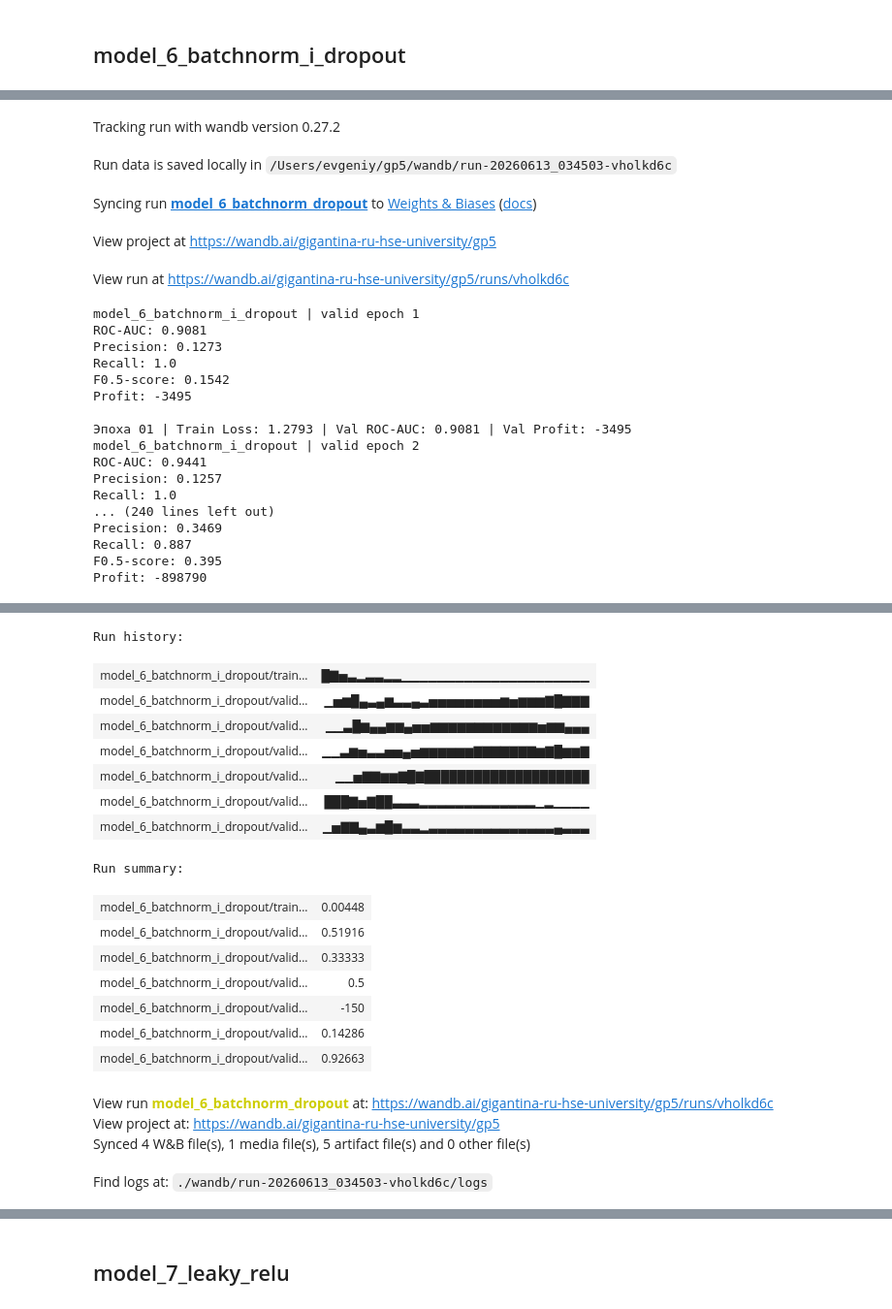
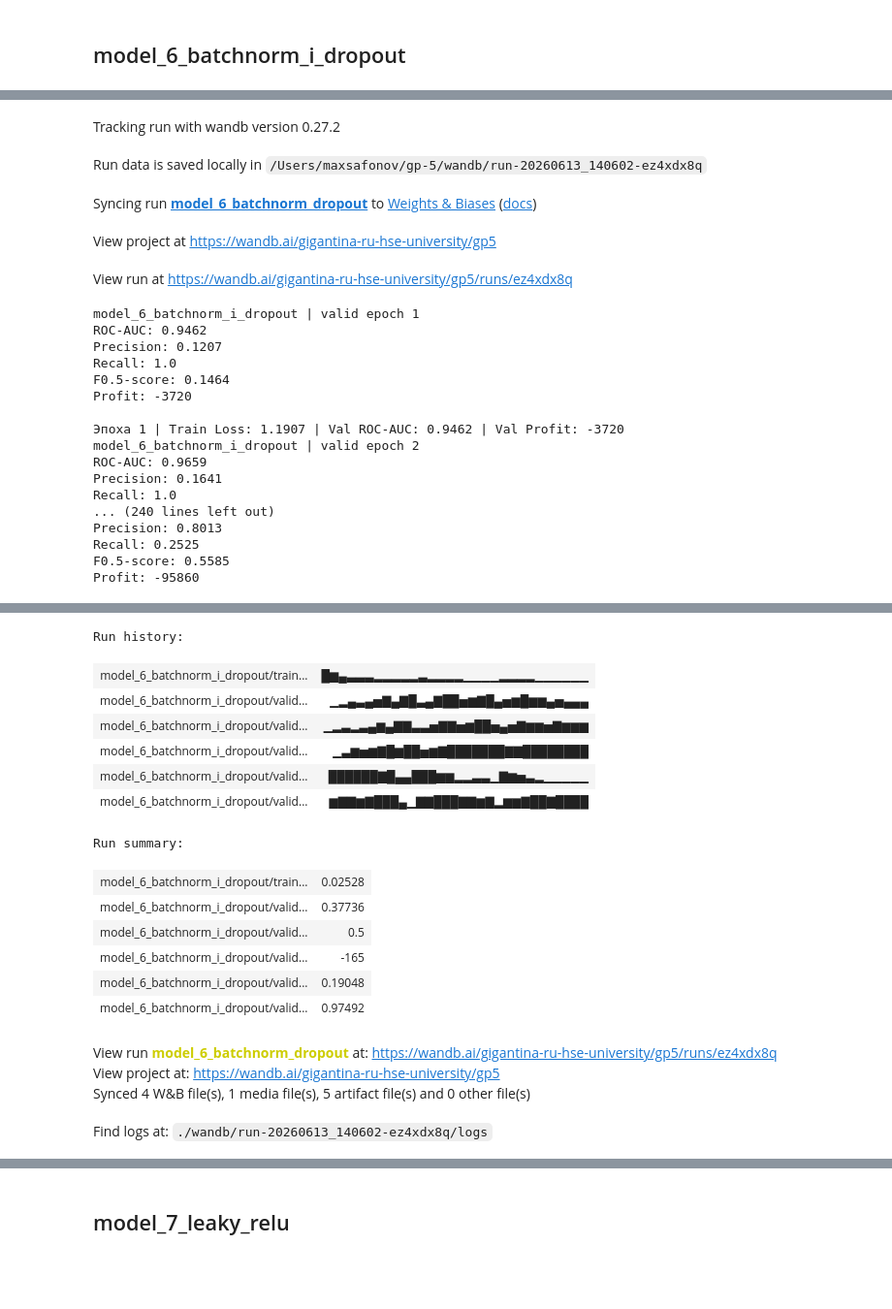
Before and after one commit to gigantina/gp-5, a Jupyter notebook: Part_2.ipynb, the cells around one changed output, grey strips where cells are left out. Shown at 97% size. Saved outputs shown, nothing was run; the diff lists cells and outputs as text; code cells hidden in the pictures; blank space fills up the shorter version.

```diff
--- a/Part_2.ipynb
+++ b/Part_2.ipynb
@@ -204,7 +201,6 @@ def evaluate_model(model, X, y, threshold=0.5, name="dataset"):
     y_pred = (y_prob > threshold).astype(int)
 
     roc_auc = roc_auc_score(y_true, y_prob)
-    avg_precision = average_precision_score(y_true, y_prob)
     precision = precision_score(y_true, y_pred)
     recall = recall_score(y_true, y_pred)
     f05 = fbeta_score(y_true, y_pred, beta=0.5)
@@ -224,14 +220,9 @@ def evaluate_model(model, X, y, threshold=0.5, name="dataset"):
         "dataset": name,
         "threshold": threshold,
         "roc_auc": roc_auc,
-        "average_precision": avg_precision,
         "precision": precision,
         "recall": recall,
         "f05": f05,
-        "profit": profit,
-        "tn": tn,
-        "fp": fp,
-        "fn": fn,
-        "tp": tp
+        "profit": profit
     }
 # %%
@@ -946,7 +962,7 @@ test_metrics = evaluate_model(model_5, X_test, y_test, threshold=0.5, name="Test
 # %%
 EPOCHS = 30
 LR = 0.01
-DROPOUT_COEF = 0.3
+DROPOUT_COEF = 0.1
 SEED = 42
 random.seed(SEED)
 np.random.seed(SEED)
@@ -1001,67 +1017,65 @@ config = {
 run = wandb.init(project=WANDB_PROJECT, entity=WANDB_ENTITY, name="model_6_batchnorm_dropout", config=config)
 log_file = new_log_file()
 
-model_6, history_6 = train_model(
+model_6 = train_model(
     model=model_6,
     train_loader=train_loader,
     X_valid=X_val,
     y_valid=y_val,
     loss_fn=loss_fn,
     optimizer=optimizer,
     epochs=EPOCHS,
     threshold=0.5,
     model_name="model_6_batchnorm_i_dropout"
 )
 
 
 save_results(model_6, "model_6", log_file, run)
 
 run.finish()
 # %% [output]
 [interactive output not drawn]
 Tracking run with wandb version 0.27.2
-Run data is saved locally in /Users/evgeniy/gp5/wandb/run-20260613_034503-vholkd6c
+Run data is saved locally in /Users/maxsafonov/gp-5/wandb/run-20260613_140602-ez4xdx8q
 Syncing run model_6_batchnorm_dropout to Weights & Biases (docs)
 View project at https://wandb.ai/gigantina-ru-hse-university/gp5
-View run at https://wandb.ai/gigantina-ru-hse-university/gp5/runs/vholkd6c
+View run at https://wandb.ai/gigantina-ru-hse-university/gp5/runs/ez4xdx8q
 model_6_batchnorm_i_dropout | valid epoch 1
-ROC-AUC: 0.9081
-Precision: 0.1273
+ROC-AUC: 0.9462
+Precision: 0.1207
 Recall: 1.0
-F0.5-score: 0.1542
-Profit: -3495
+F0.5-score: 0.1464
+Profit: -3720
 
-Эпоха 01 | Train Loss: 1.2793 | Val ROC-AUC: 0.9081 | Val Profit: -3495
+Эпоха 1 | Train Loss: 1.1907 | Val ROC-AUC: 0.9462 | Val Profit: -3720
 model_6_batchnorm_i_dropout | valid epoch 2
-ROC-AUC: 0.9441
-Precision: 0.1257
+ROC-AUC: 0.9659
+Precision: 0.1641
 Recall: 1.0
 ... (240 lines left out)
-Precision: 0.3469
-Recall: 0.887
-F0.5-score: 0.395
-Profit: -898790
+Precision: 0.8013
+Recall: 0.2525
+F0.5-score: 0.5585
+Profit: -95860
 [interactive output not drawn]
 Run history:
-| model_6_batchnorm_i_dropout/train... | █▇▅▃▂▃▃▂▂▁▁▁▁▁▁▁▁▁▁▁▁▁▁▁▁▁▁▁▁▁ |
-| model_6_batchnorm_i_dropout/valid... | ▁▅▆█▄▃▄▆▃▃▄▃▅▅▅▅▅▅▅▅▆▅▆▆▆▇█▇▇▇ |
-| model_6_batchnorm_i_dropout/valid... | ▁▁▃█▆▄▄▆▆▄▅▅▆▆▆▆▆▆▆▆▆▆▆▆▅▆▆▄▄▄ |
-| model_6_batchnorm_i_dropout/valid... | ▁▁▃▆▅▃▃▅▅▄▅▆▆▆▆▆▆▇▇▇▇▇▇▇▆▇█▆▆▇ |
-| model_6_batchnorm_i_dropout/valid... | ▁▁▅▇▇▆▆▇█▇████████████████████ |
-| model_6_batchnorm_i_dropout/valid... | ███▇▅▇██▃▃▃▂▂▂▂▂▂▂▂▂▂▂▂▂▁▂▁▁▁▁ |
-| model_6_batchnorm_i_dropout/valid... | ▁▅▇▇▄▃▆█▆▃▃▂▃▃▃▃▃▃▃▃▃▃▃▃▃▃▄▃▃▃ |
+| model_6_batchnorm_i_dropout/train... | █▆▄▃▃▃▂▂▂▂▂▃▂▂▂▂▁▁▁▁▂▂▂▂▁▁▁▁▁▁ |
+| model_6_batchnorm_i_dropout/valid... | ▁▂▄▃▄▅▇▄▇█▃▄▇██▅▆▇█▄▅▆█▆▆▄▅▄▄▄ |
+| model_6_batchnorm_i_dropout/valid... | ▁▂▃▂▃▄▆▄▇▇▃▃▅▇▇▅▆██▅▄▅▇▆▆▅▇▆▆▆ |
+| model_6_batchnorm_i_dropout/valid... | ▁▃▆▅▆▇█▆██▅▆▇███████▇▇████████ |
+| model_6_batchnorm_i_dropout/valid... | ██████▇█▄▄███▆▆▂▂▃▃▁▇▆▅▃▂▁▁▁▁▁ |
+| model_6_batchnorm_i_dropout/valid... | ▆▇▇▆▇███▄▁▇▇███▇▇▆▇▂▆▆▇██▇████ |
 Run summary:
-| model_6_batchnorm_i_dropout/train... | 0.00448 |
-| model_6_batchnorm_i_dropout/valid... | 0.51916 |
-| model_6_batchnorm_i_dropout/valid... | 0.33333 |
+| model_6_batchnorm_i_dropout/train... | 0.02528 |
+| model_6_batchnorm_i_dropout/valid... | 0.37736 |
 | model_6_batchnorm_i_dropout/valid... | 0.5 |
-| model_6_batchnorm_i_dropout/valid... | -150 |
-| model_6_batchnorm_i_dropout/valid... | 0.14286 |
-| model_6_batchnorm_i_dropout/valid... | 0.92663 |
+| model_6_batchnorm_i_dropout/valid... | -165 |
+| model_6_batchnorm_i_dropout/valid... | 0.19048 |
+| model_6_batchnorm_i_dropout/valid... | 0.97492 |
-View run model_6_batchnorm_dropout at: https://wandb.ai/gigantina-ru-hse-university/gp5/runs/vholkd6c
+View run model_6_batchnorm_dropout at: https://wandb.ai/gigantina-ru-hse-university/gp5/runs/ez4xdx8q
 View project at: https://wandb.ai/gigantina-ru-hse-university/gp5
 Synced 4 W&B file(s), 1 media file(s), 5 artifact file(s) and 0 other file(s)
-Find logs at: ./wandb/run-20260613_034503-vholkd6c/logs
+Find logs at: ./wandb/run-20260613_140602-ez4xdx8q/logs
 # %%
 train_metrics = evaluate_model(model_6, X_train, y_train, threshold=0.5, name="Train")
 test_metrics = evaluate_model(model_6, X_test, y_test, threshold=0.5, name="Test")
```
Also changed, not shown: parts of 34 cells of this notebook.
